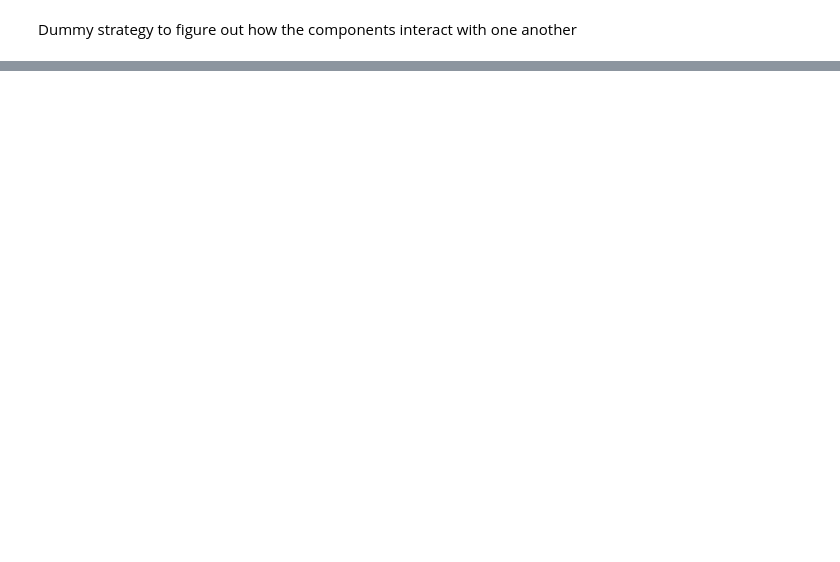
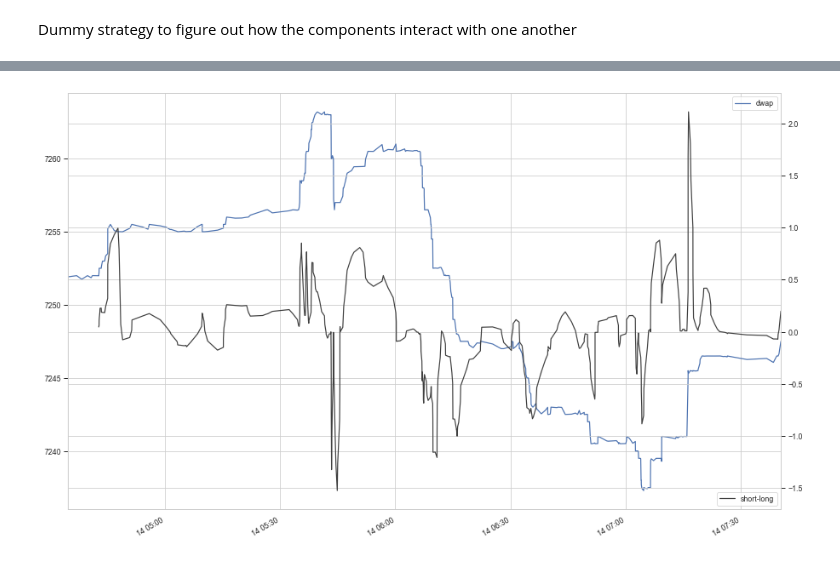
Before and after one commit to QAM-ATC/Infrastructure, a Jupyter notebook: infrastructure/strategy.ipynb, the cells around one changed output, grey strips where cells are left out. Saved outputs shown, nothing was run; the diff lists cells and outputs as text; code cells hidden in the pictures; blank space fills up the shorter version.

```diff
--- a/infrastructure/strategy.ipynb
+++ b/infrastructure/strategy.ipynb
@@ -49,11 +30,4 @@ df["dollars"] = df["size"] * df["price"]
 # group_width = 50 * df["dollars"].quantile(0.75)  # arbitrary
 group_width = 680850400  # arbitrary
 short_ma, long_ma = 5, 10  # maybe can use EWM but will need more parameters
-
-ddf = make_dwap_df(df, group_width, short_ma, long_ma)
-
-ax1 = ddf.plot()
-ax2 = ax1.twinx()
-ax2.plot(ddf["5ma"] - ddf["10ma"], label="short-long", c="0.25")
-plt.legend(loc="lower right");
 # %% [output]
@@ -113,0 +35,59 @@ AttributeError: 'DWMParameters' object has no attribute 'short_ma_window'
+# %%
+@dataclass
+class DWMParameters:
+    __slots__ = "group_width", "short_ma_window", "long_ma_window"
+    group_width: float
+    short_ma_window: int
+    long_ma_window: int
+
+#     def __repr__(self):
+#         return f"{'group_width':12}: {group_width}\n{'short_ma':12}: {short_ma}\n{'long_ma':12}: {long_ma}"
+
+@dataclass
+class DWMCache:
+    __slots__ = "ma_vals", "increasing", "curr_bar", "remaining_width"
+    ma_vals: np.array  # each element is dwap, for each item in the window
+    increasing: bool  # used to check direction changes to prevent duplicates
+    curr_bar: pd.DataFrame  # columns: size, price, dollars
+    remaining_width: float # when curr bar full, update MAs
+
+def make_dwap_df_curr_bar(df, group_width):
+
+    df["group"] = (df["dollars"].cumsum() // group_width)  # will be affected by different initial conditions
+    new_series = {}  # timestamp : dwap
+
+    for grp, gdf in df.groupby("group"):
+        timestamp = gdf.index[-1] # last timing, prevent lookahead
+        dwap = (gdf["dollars"].values * gdf["price"].values).sum() / gdf["dollars"].values.sum()
+
+        if grp == df["group"].max():
+            curr_bar = gdf[["size", "price", "dollars"]].values  # for cache
+
+        new_series[timestamp] = dwap
+
+    ddf = pd.Series(new_series, name="dwap").to_frame()
+
+    return ddf, curr_bar
+
+def _test():
+    ddf, curr_bar = make_dwap_df_curr_bar(df, group_width)
+
+    ma_vals = ddf["dwap"].values[-long_ma:]
+    increasing = ma_vals[-short_ma:].sum()/short_ma > ma_vals.sum()/long_ma
+    curr_width = (df["dollars"].cumsum().values % group_width)[-1]  # bar has 'leftovers'
+
+    cache = DWMCache(ma_vals, increasing, curr_bar, curr_width)
+    params = DWMParameters(group_width, short_ma, long_ma)
+
+    ax1 = ddf.plot()
+    ax2 = ax1.twinx()
+    ax2.plot(
+        ddf["dwap"].rolling(short_ma).mean() - ddf["dwap"].rolling(long_ma).mean(),
+        label="short-long", c="0.25"
+    )
+    plt.legend(loc="lower right")
+    return None
+
+_test()
+# %% [output]
+[figure, added]
```
Also changed, not shown: parts of 4 cells of this notebook.
